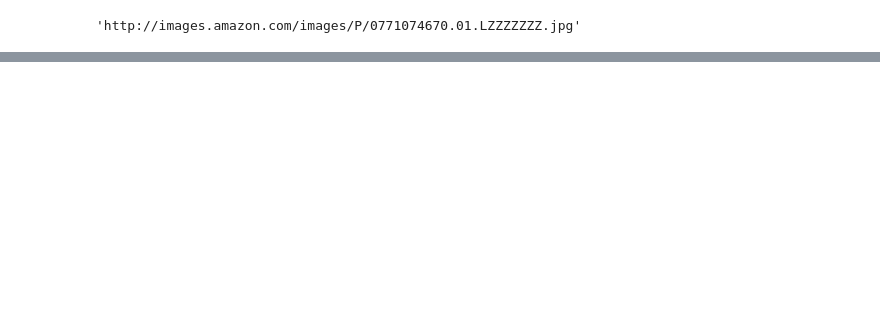
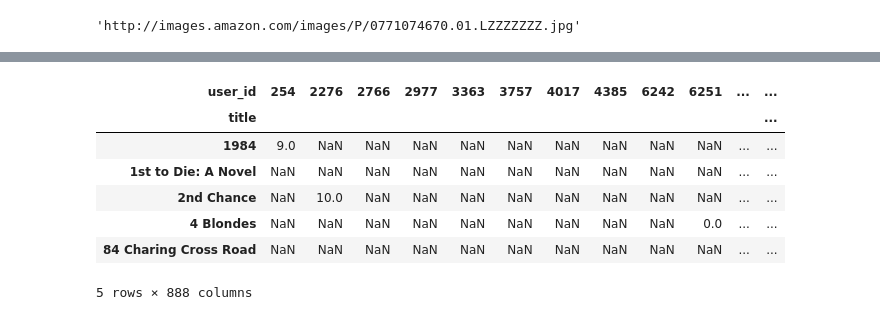
Before and after one commit to rahul22106/End-to-End-Book-Recommender-System, a Jupyter notebook: notebook/research.ipynb, the cells around one changed output, grey strips where cells are left out. Drawn from its saved outputs; the diff is of its cells as text; code cells hidden in the pictures; blank space fills up the shorter version.

```diff
--- a/notebook/research.ipynb
+++ b/notebook/research.ipynb
@@ -46,0 +154,2 @@ books.head()
+# %%
+final_ratings = ratings_with_books.merge(number_of_ratings, on='title')
@@ -46,0 +165,3 @@ books.head()
+# %%
+# Let us filter books which have received at least 50 ratings
+final_ratings= final_ratings[final_ratings['number_of_ratings']>=50]
@@ -46,0 +177,3 @@ books.head()
+# %%
+# Let drop duplicates if an
+final_ratings.drop_duplicates(['user_id', 'title'], inplace=True)
@@ -46,0 +193,14 @@ books.head()
+# %%
+# Let create a pivot table with user ids and book titles
+book_pivot = final_ratings.pivot_table(columns='user_id', index='title', values='rating')
+# %%
+book_pivot.head()
+# %% [output]
+| user_id | 254 | 2276 | 2766 | 2977 | 3363 | 3757 | 4017 | 4385 | 6242 | 6251 | ... | ... |
+| title |  |  |  |  |  |  |  |  |  |  |  | ... |
+| 1984 | 9.0 | NaN | NaN | NaN | NaN | NaN | NaN | NaN | NaN | NaN | ... | ... |
+| 1st to Die: A Novel | NaN | NaN | NaN | NaN | NaN | NaN | NaN | NaN | NaN | NaN | ... | ... |
+| 2nd Chance | NaN | 10.0 | NaN | NaN | NaN | NaN | NaN | NaN | NaN | NaN | ... | ... |
+| 4 Blondes | NaN | NaN | NaN | NaN | NaN | NaN | NaN | NaN | NaN | 0.0 | ... | ... |
+| 84 Charing Cross Road | NaN | NaN | NaN | NaN | NaN | NaN | NaN | NaN | NaN | NaN | ... | ... |
+5 rows × 888 columns
```
Also changed, not shown: parts of 50 cells of this notebook, 4 other files.
